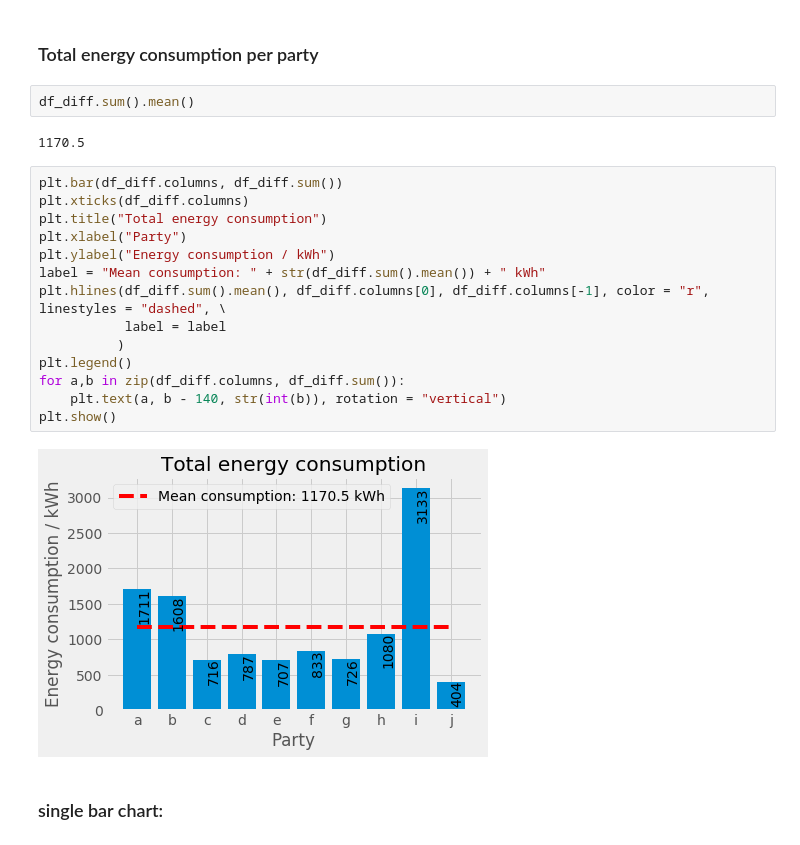
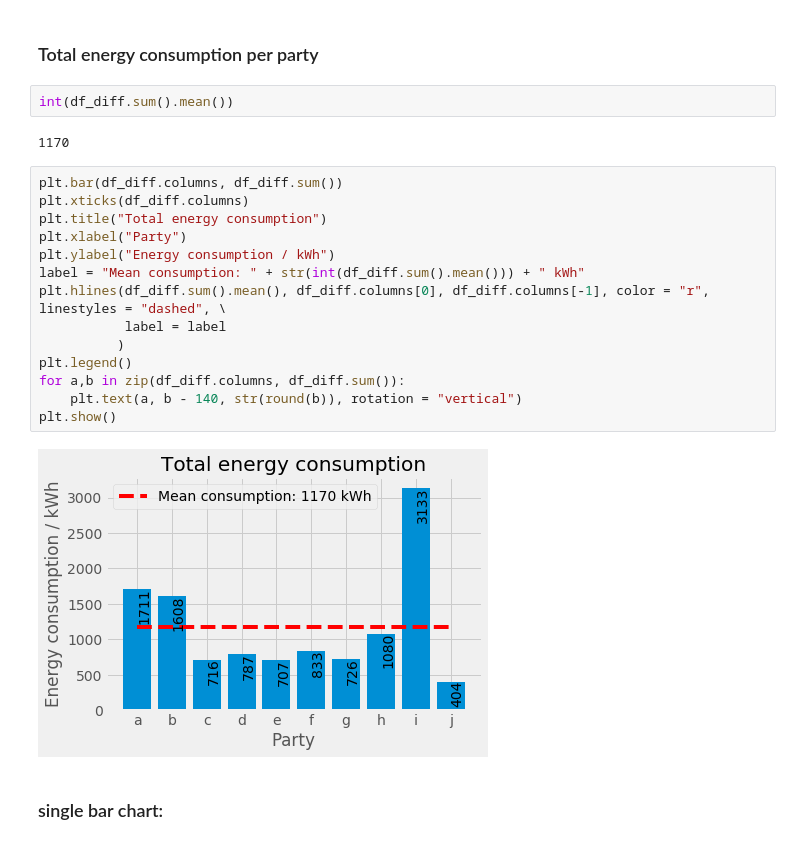
Before and after one commit to felixjohanlehmann/energy_consumption_analysis, a Jupyter notebook: energy_consumption_visualization.ipynb, the cells around one changed output. Drawn from its saved outputs; the diff is of its cells as text.

```diff
--- a/energy_consumption_visualization.ipynb
+++ b/energy_consumption_visualization.ipynb
@@ -85,25 +85,25 @@ plt.show()
 # %% [markdown]
 ### Total energy consumption per party
 # %%
-df_diff.sum().mean()
+int(df_diff.sum().mean())
 # %% [output]
-1170.5
+1170
 # %%
 plt.bar(df_diff.columns, df_diff.sum())
 plt.xticks(df_diff.columns)
 plt.title("Total energy consumption")
 plt.xlabel("Party")
 plt.ylabel("Energy consumption / kWh")
-label = "Mean consumption: " + str(df_diff.sum().mean()) + " kWh"
+label = "Mean consumption: " + str(int(df_diff.sum().mean())) + " kWh"
 plt.hlines(df_diff.sum().mean(), df_diff.columns[0], df_diff.columns[-1], color = "r", linestyles = "dashed", \
            label = label
           )
 plt.legend()
 for a,b in zip(df_diff.columns, df_diff.sum()):
-    plt.text(a, b - 140, str(int(b)), rotation = "vertical")
+    plt.text(a, b - 140, str(round(b)), rotation = "vertical")
 plt.show()
 # %% [output]
-[figure, old version]
+[figure, new version]
 # %% [markdown]
 ### single bar chart:
 # %% [markdown]
```
